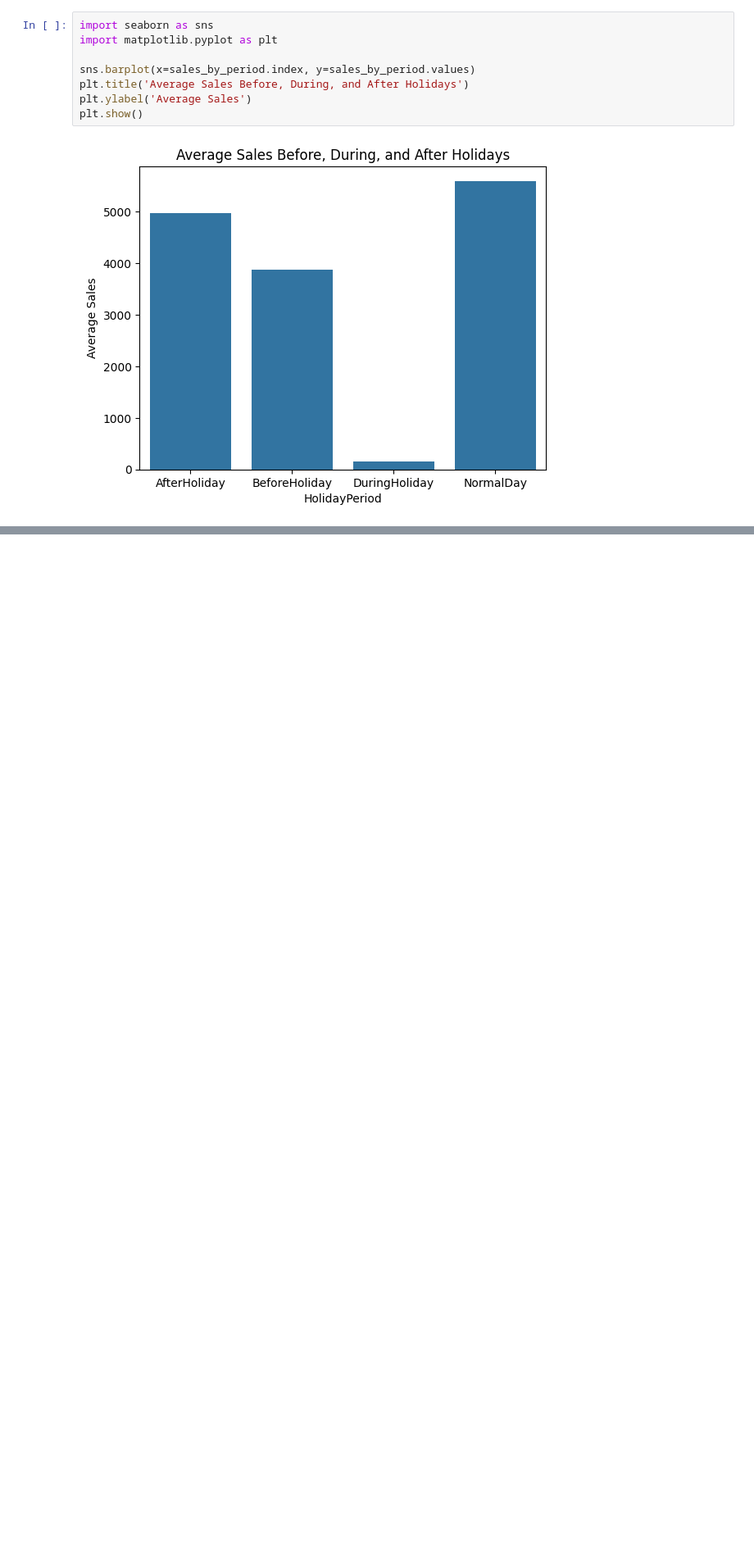
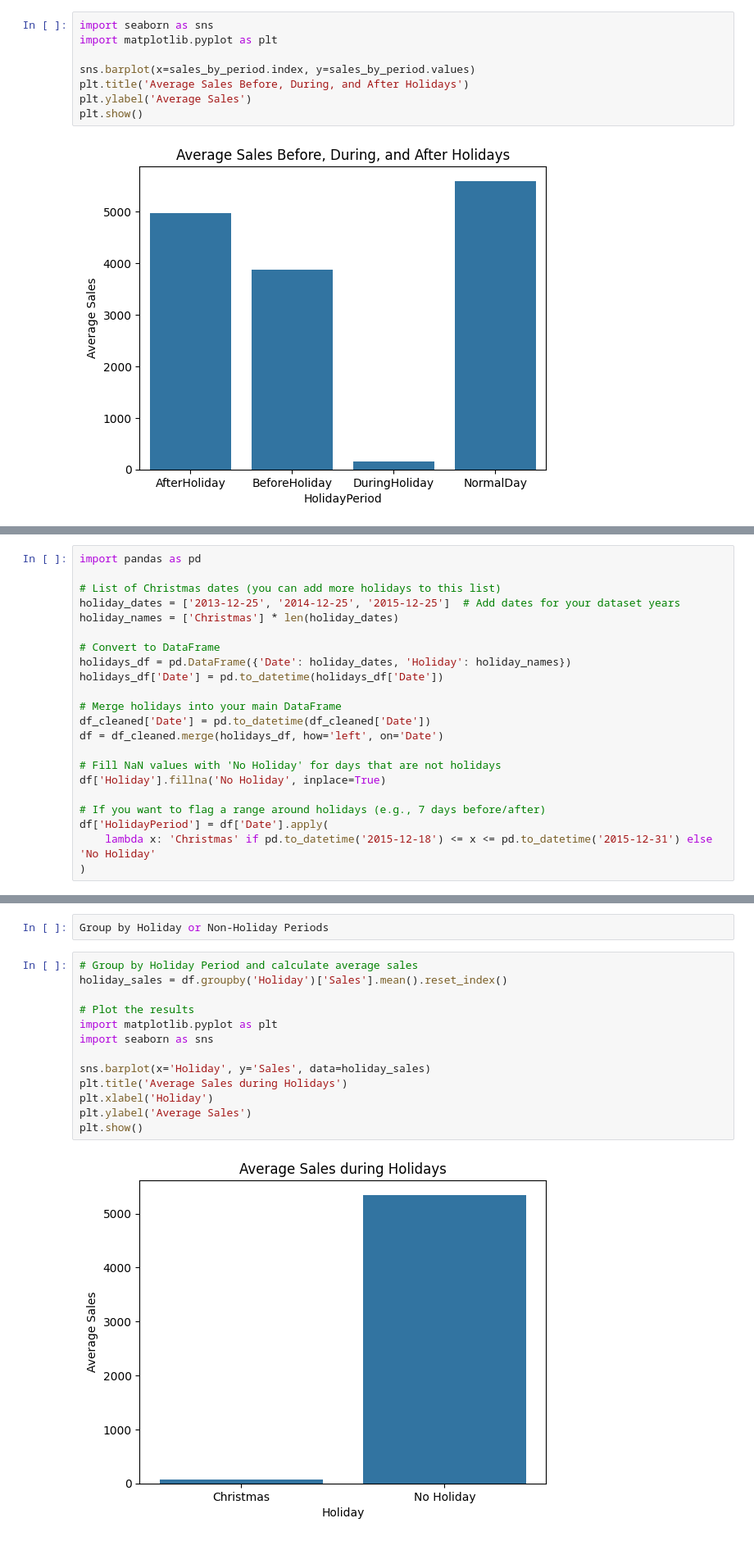
Before and after one commit to Begizew2112/10academyAIMweek-4, a Jupyter notebook: notebook/task-1_analysis.ipynb, the cells around one changed output, grey strips where cells are left out. Shown at 82% size. Saved outputs shown, nothing was run; the diff lists cells and outputs as text; blank space fills up the shorter version.

```diff
--- a/notebook/task-1_analysis.ipynb
+++ b/notebook/task-1_analysis.ipynb
@@ -52,0 +58,22 @@ plt.show()
+# %%
+import pandas as pd
+
+# List of Christmas dates (you can add more holidays to this list)
+holiday_dates = ['2013-12-25', '2014-12-25', '2015-12-25']  # Add dates for your dataset years
+holiday_names = ['Christmas'] * len(holiday_dates)
+
+# Convert to DataFrame
+holidays_df = pd.DataFrame({'Date': holiday_dates, 'Holiday': holiday_names})
+holidays_df['Date'] = pd.to_datetime(holidays_df['Date'])
+
+# Merge holidays into your main DataFrame
+df_cleaned['Date'] = pd.to_datetime(df_cleaned['Date'])
+df = df_cleaned.merge(holidays_df, how='left', on='Date')
+
+# Fill NaN values with 'No Holiday' for days that are not holidays
+df['Holiday'].fillna('No Holiday', inplace=True)
+
+# If you want to flag a range around holidays (e.g., 7 days before/after)
+df['HolidayPeriod'] = df['Date'].apply(
+    lambda x: 'Christmas' if pd.to_datetime('2015-12-18') <= x <= pd.to_datetime('2015-12-31') else 'No Holiday'
+)
@@ -52,0 +97,17 @@ plt.show()
+# %%
+Group by Holiday or Non-Holiday Periods
+# %%
+# Group by Holiday Period and calculate average sales
+holiday_sales = df.groupby('Holiday')['Sales'].mean().reset_index()
+
+# Plot the results
+import matplotlib.pyplot as plt
+import seaborn as sns
+
+sns.barplot(x='Holiday', y='Sales', data=holiday_sales)
+plt.title('Average Sales during Holidays')
+plt.xlabel('Holiday')
+plt.ylabel('Average Sales')
+plt.show()
+# %% [output]
+[figure, added]
```
Also changed, not shown: parts of 7 cells of this notebook.
